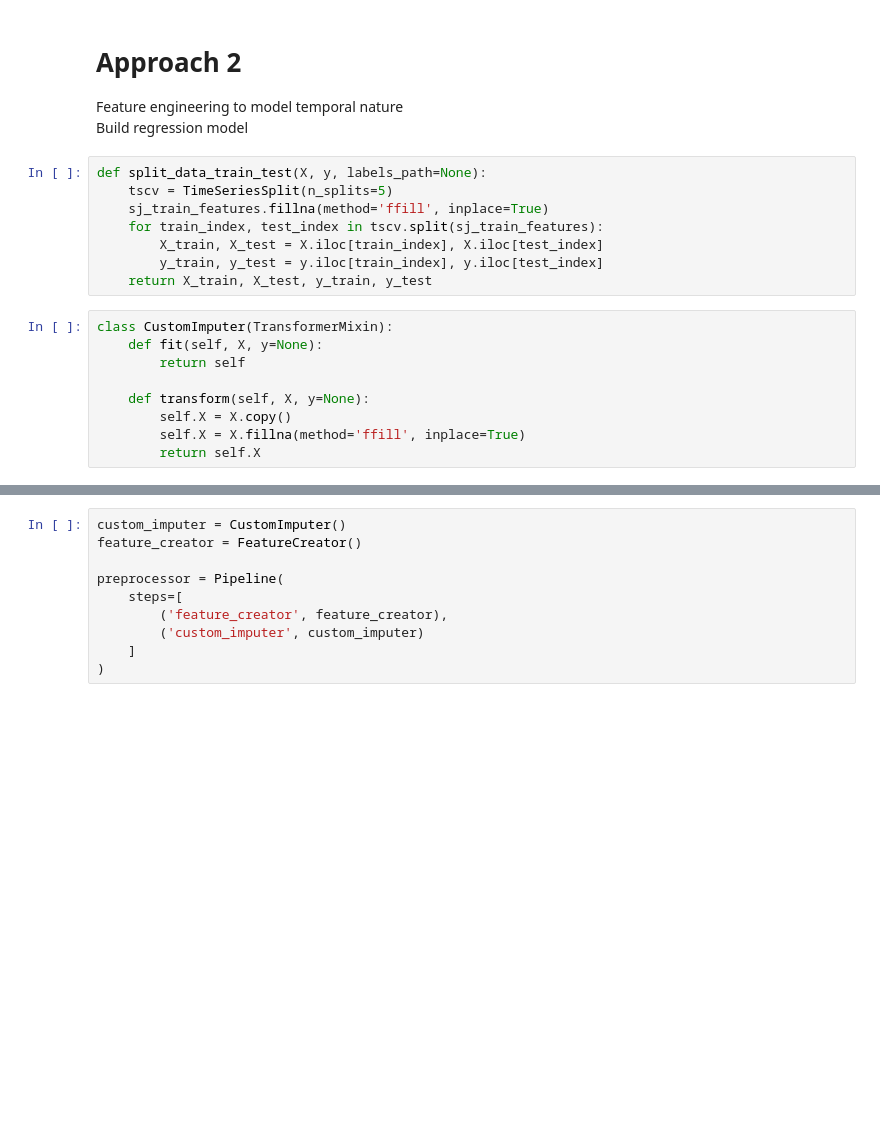
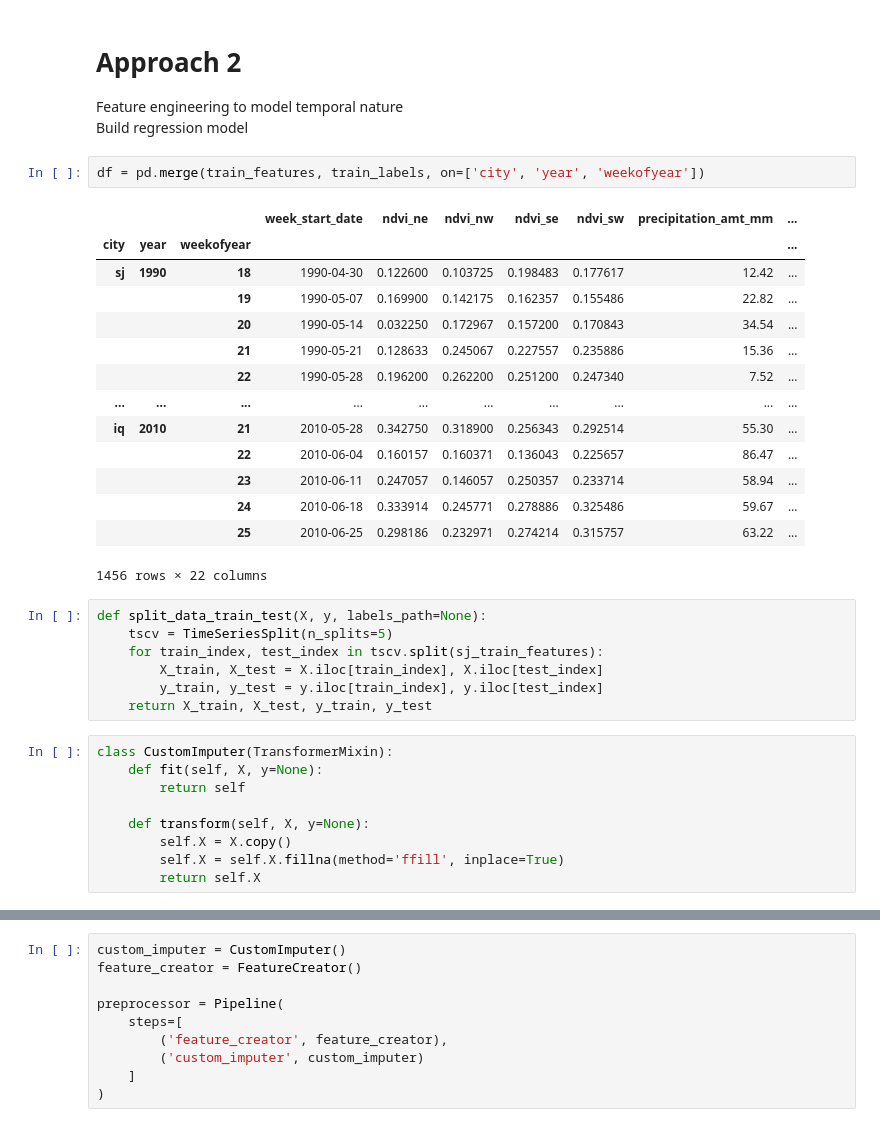
Before and after one commit to dtjldamien/data-driven-dengai, a Jupyter notebook: e0310355_e0406854.ipynb, the cells around one changed output, grey strips where cells are left out. Saved outputs shown, nothing was run; the diff lists cells and outputs as text; blank space fills up the shorter version.

```diff
--- a/e0310355_e0406854.ipynb
+++ b/e0310355_e0406854.ipynb
@@ -164,10 +167,26 @@ variables = ['reanalysis_air_temp_k', 'reanalysis_avg_temp_k',
 
 Feature engineering to model temporal nature\
 Build regression model
+# %%
+df = pd.merge(train_features, train_labels, on=['city', 'year', 'weekofyear'])
+# %% [output]
+|  |  |  | week_start_date | ndvi_ne | ndvi_nw | ndvi_se | ndvi_sw | precipitation_amt_mm | ... |
+| city | year | weekofyear |  |  |  |  |  |  | ... |
+| sj | 1990 | 18 | 1990-04-30 | 0.122600 | 0.103725 | 0.198483 | 0.177617 | 12.42 | ... |
+|  |  | 19 | 1990-05-07 | 0.169900 | 0.142175 | 0.162357 | 0.155486 | 22.82 | ... |
+|  |  | 20 | 1990-05-14 | 0.032250 | 0.172967 | 0.157200 | 0.170843 | 34.54 | ... |
+|  |  | 21 | 1990-05-21 | 0.128633 | 0.245067 | 0.227557 | 0.235886 | 15.36 | ... |
+|  |  | 22 | 1990-05-28 | 0.196200 | 0.262200 | 0.251200 | 0.247340 | 7.52 | ... |
+| ... | ... | ... | ... | ... | ... | ... | ... | ... | ... |
+| iq | 2010 | 21 | 2010-05-28 | 0.342750 | 0.318900 | 0.256343 | 0.292514 | 55.30 | ... |
+|  |  | 22 | 2010-06-04 | 0.160157 | 0.160371 | 0.136043 | 0.225657 | 86.47 | ... |
+|  |  | 23 | 2010-06-11 | 0.247057 | 0.146057 | 0.250357 | 0.233714 | 58.94 | ... |
+|  |  | 24 | 2010-06-18 | 0.333914 | 0.245771 | 0.278886 | 0.325486 | 59.67 | ... |
+|  |  | 25 | 2010-06-25 | 0.298186 | 0.232971 | 0.274214 | 0.315757 | 63.22 | ... |
+1456 rows × 22 columns
 # %%
 def split_data_train_test(X, y, labels_path=None):
     tscv = TimeSeriesSplit(n_splits=5)
-    sj_train_features.fillna(method='ffill', inplace=True)
     for train_index, test_index in tscv.split(sj_train_features):
         X_train, X_test = X.iloc[train_index], X.iloc[test_index]
         y_train, y_test = y.iloc[train_index], y.iloc[test_index]
@@ -179,5 +198,5 @@ class CustomImputer(TransformerMixin):
 
     def transform(self, X, y=None):
         self.X = X.copy()
-        self.X = X.fillna(method='ffill', inplace=True)
+        self.X = self.X.fillna(method='ffill', inplace=True)
         return self.X
```
Also changed, not shown: parts of 11 cells of this notebook.
